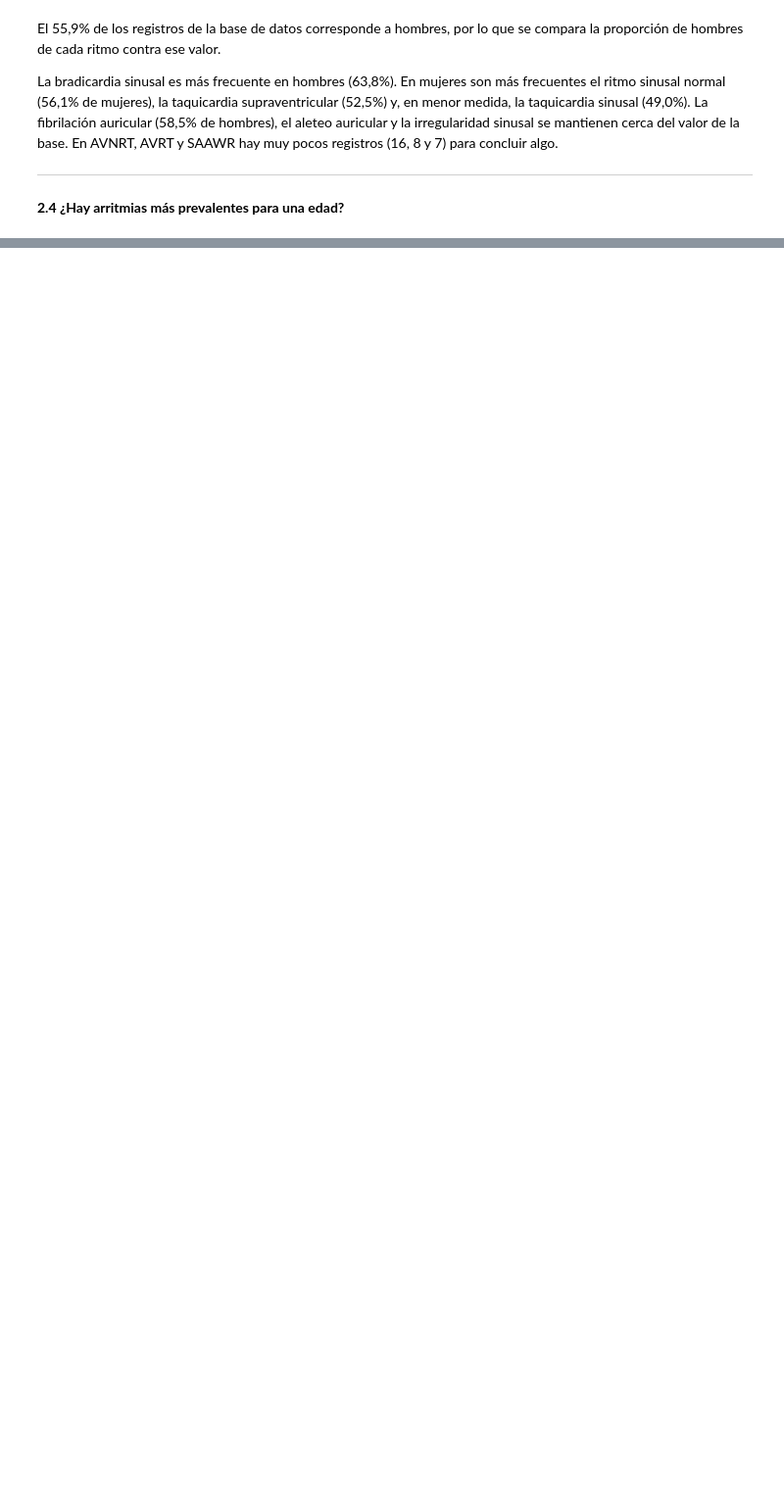
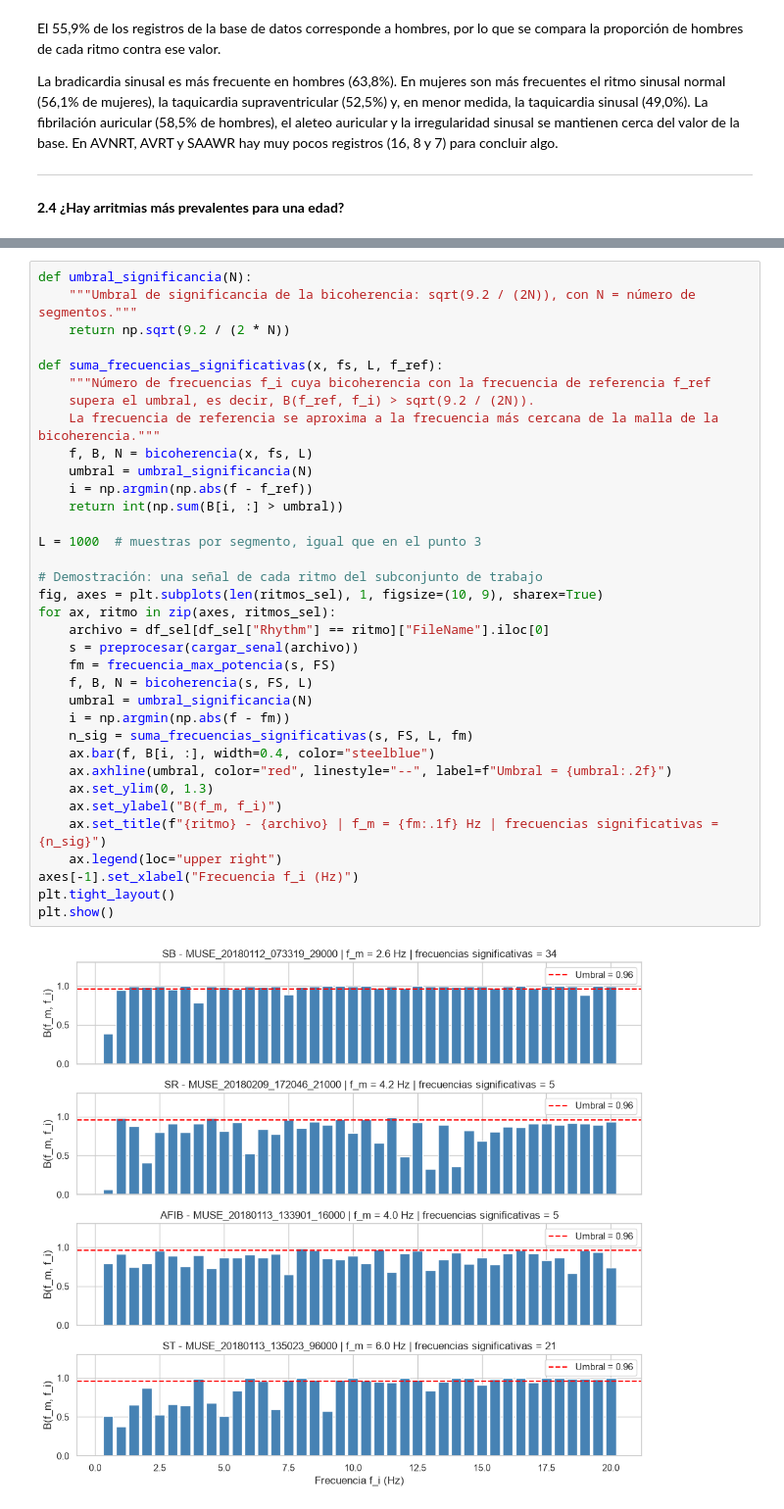
Before and after one commit to valentinamoralese/Biose-ales-Valentina-Morales-Paula-Garcia, a Jupyter notebook: Proyecto1_Valentina_Paula.ipynb, the cells around one changed output, grey strips where cells are left out. Shown at 98% size. Saved outputs shown, nothing was run; the diff lists cells and outputs as text; blank space fills up the shorter version.

```diff
--- a/Proyecto1_Valentina_Paula.ipynb
+++ b/Proyecto1_Valentina_Paula.ipynb
@@ -276,0 +567,37 @@ La bradicardia sinusal es más frecuente en hombres (63,8%). En mujeres son más
+# %%
+def umbral_significancia(N):
+    """Umbral de significancia de la bicoherencia: sqrt(9.2 / (2N)), con N = número de segmentos."""
+    return np.sqrt(9.2 / (2 * N))
+
+def suma_frecuencias_significativas(x, fs, L, f_ref):
+    """Número de frecuencias f_i cuya bicoherencia con la frecuencia de referencia f_ref
+    supera el umbral, es decir, B(f_ref, f_i) > sqrt(9.2 / (2N)).
+    La frecuencia de referencia se aproxima a la frecuencia más cercana de la malla de la bicoherencia."""
+    f, B, N = bicoherencia(x, fs, L)
+    umbral = umbral_significancia(N)
+    i = np.argmin(np.abs(f - f_ref))
+    return int(np.sum(B[i, :] > umbral))
+
+L = 1000  # muestras por segmento, igual que en el punto 3
+
+# Demostración: una señal de cada ritmo del subconjunto de trabajo
+fig, axes = plt.subplots(len(ritmos_sel), 1, figsize=(10, 9), sharex=True)
+for ax, ritmo in zip(axes, ritmos_sel):
+    archivo = df_sel[df_sel["Rhythm"] == ritmo]["FileName"].iloc[0]
+    s = preprocesar(cargar_senal(archivo))
+    fm = frecuencia_max_potencia(s, FS)
+    f, B, N = bicoherencia(s, FS, L)
+    umbral = umbral_significancia(N)
+    i = np.argmin(np.abs(f - fm))
+    n_sig = suma_frecuencias_significativas(s, FS, L, fm)
+    ax.bar(f, B[i, :], width=0.4, color="steelblue")
+    ax.axhline(umbral, color="red", linestyle="--", label=f"Umbral = {umbral:.2f}")
+    ax.set_ylim(0, 1.3)
+    ax.set_ylabel("B(f_m, f_i)")
+    ax.set_title(f"{ritmo} - {archivo} | f_m = {fm:.1f} Hz | frecuencias significativas = {n_sig}")
+    ax.legend(loc="upper right")
+axes[-1].set_xlabel("Frecuencia f_i (Hz)")
+plt.tight_layout()
+plt.show()
+# %% [output]
+[figure, added]
```
Also changed, not shown: parts of 23 cells of this notebook, 1 other file.
